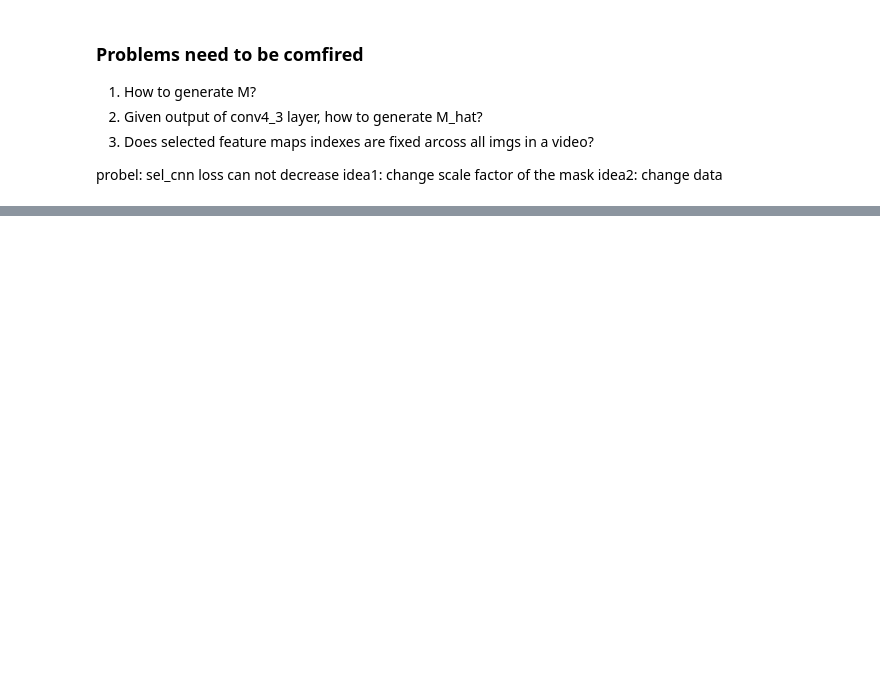
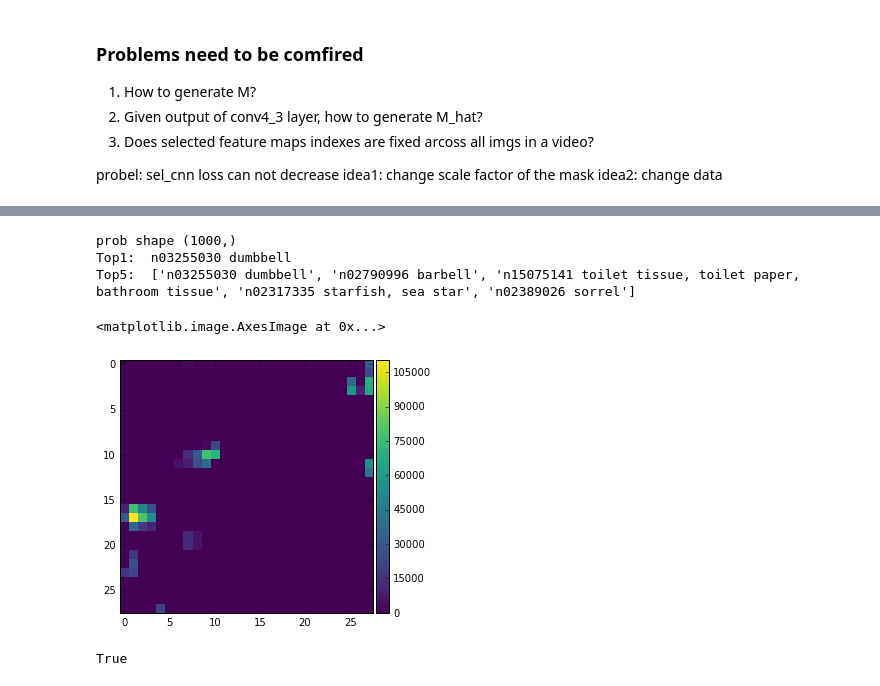
Before and after one commit to luxiaolei/FCNT_TF, a Jupyter notebook: experimental_vgg_part.ipynb, the cells around one changed output, grey strips where cells are left out. Saved outputs shown, nothing was run; the diff lists cells and outputs as text; code cells hidden in the pictures; blank space fills up the shorter version.

```diff
--- a/experimental_vgg_part.ipynb
+++ b/experimental_vgg_part.ipynb
@@ -445,0 +184,4 @@ tf.get_collection(tf.GraphKeys.VARIABLES)
+# %%
+# see how vgg predicts
+
+vgg = Vgg16()
@@ -445,0 +208,25 @@ tf.get_collection(tf.GraphKeys.VARIABLES)
+# %%
+sess = tf.Session()
+sess.run(tf.initialize_all_variables())
+
+feed_dict = { vgg.inputs: img_porcessed }
+prob_tensor = vgg.softmax
+prob = sess.run(prob_tensor, feed_dict=feed_dict)
+print_prob(prob[0])
+sess.close()
+# %% [output]
+prob shape (1000,)
+Top1:  n03255030 dumbbell
+Top5:  ['n03255030 dumbbell', 'n02790996 barbell', 'n15075141 toilet tissue, toilet paper, bathroom tissue', 'n02317335 starfish, sea star', 'n02389026 sorrel']
+# %%
+# visual conv layer
+with tf.Session() as sess:
+    res4, res5 = sess.run([vgg.conv4_3, vgg.conv5_3], feed_dict=feed_dict)
+skimage.io.imshow(res4[0,:,:,0])
+# %% [output]
+<matplotlib.image.AxesImage at 0x...>
+[figure, added]
+# %%
+isinstance(vgg.conv4_3, tf.Tensor)
+# %% [output]
+True
```
Also changed, not shown: parts of 65 cells of this notebook, 3 other files.
